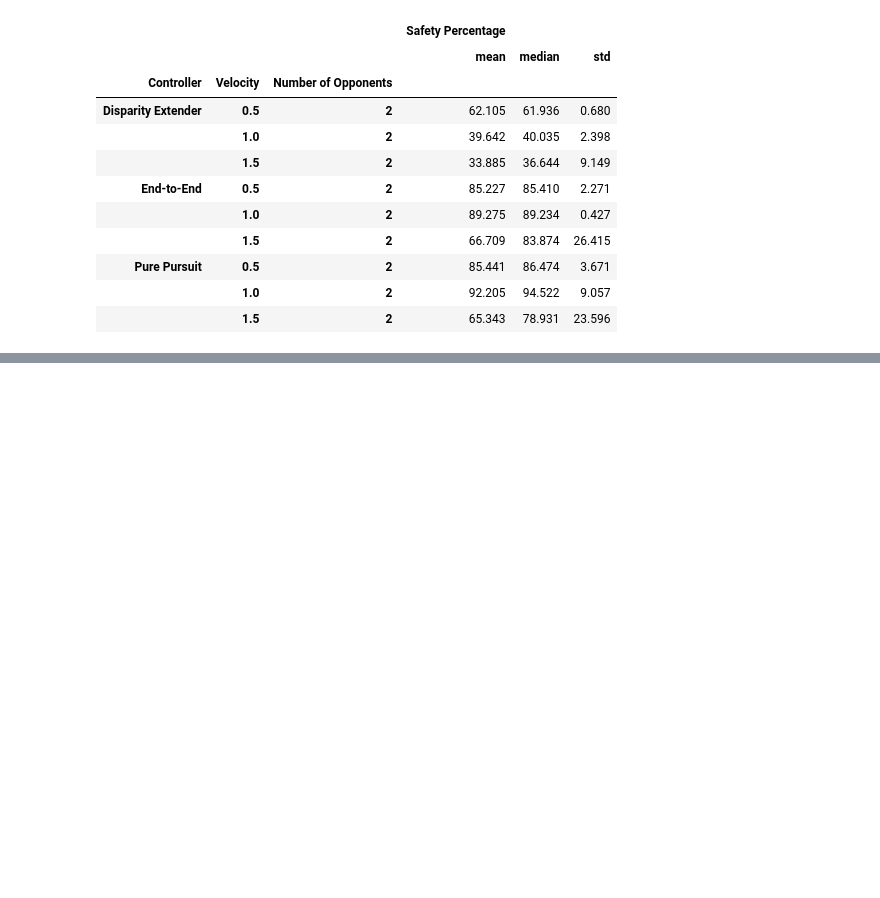
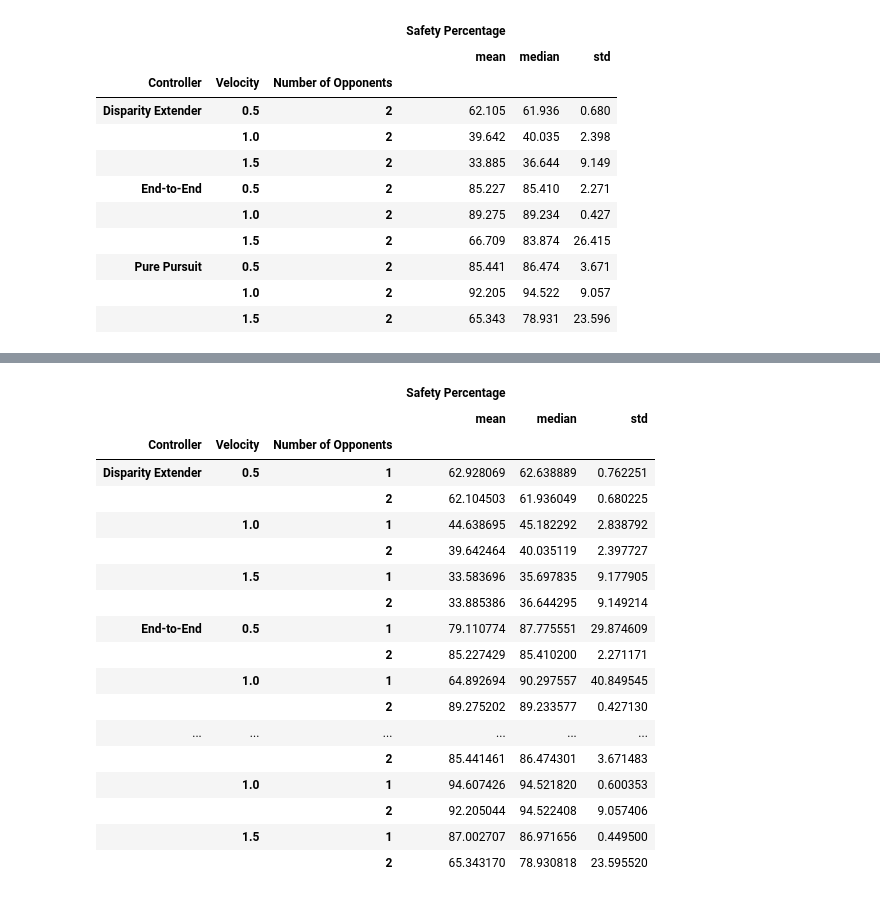
Before and after one commit to pmusau17/Platooning-F1Tenth, a Jupyter notebook: src/race/logs/IROS_Experiments.ipynb, the cells around one changed output, grey strips where cells are left out. Saved outputs shown, nothing was run; the diff lists cells and outputs as text; code cells hidden in the pictures; blank space fills up the shorter version.

```diff
--- a/src/race/logs/IROS_Experiments.ipynb
+++ b/src/race/logs/IROS_Experiments.ipynb
@@ -125,0 +147,23 @@ round(results2,3)
+# %%
+merge = pd.concat([results2.reset_index(),results.reset_index()]).groupby(["Controller","Velocity","Number of Opponents"]).mean()
+merge
+# %% [output]
+|  |  |  | Safety Percentage |  |  |
+|  |  |  | mean | median | std |
+| Controller | Velocity | Number of Opponents |  |  |  |
+| Disparity Extender | 0.5 | 1 | 62.928069 | 62.638889 | 0.762251 |
+|  |  | 2 | 62.104503 | 61.936049 | 0.680225 |
+|  | 1.0 | 1 | 44.638695 | 45.182292 | 2.838792 |
+|  |  | 2 | 39.642464 | 40.035119 | 2.397727 |
+|  | 1.5 | 1 | 33.583696 | 35.697835 | 9.177905 |
+|  |  | 2 | 33.885386 | 36.644295 | 9.149214 |
+| End-to-End | 0.5 | 1 | 79.110774 | 87.775551 | 29.874609 |
+|  |  | 2 | 85.227429 | 85.410200 | 2.271171 |
+|  | 1.0 | 1 | 64.892694 | 90.297557 | 40.849545 |
+|  |  | 2 | 89.275202 | 89.233577 | 0.427130 |
+| ... | ... | ... | ... | ... | ... |
+|  |  | 2 | 85.441461 | 86.474301 | 3.671483 |
+|  | 1.0 | 1 | 94.607426 | 94.521820 | 0.600353 |
+|  |  | 2 | 92.205044 | 94.522408 | 9.057406 |
+|  | 1.5 | 1 | 87.002707 | 86.971656 | 0.449500 |
+|  |  | 2 | 65.343170 | 78.930818 | 23.595520 |
```
Also changed, not shown: parts of 6 cells of this notebook, 2 other files.
